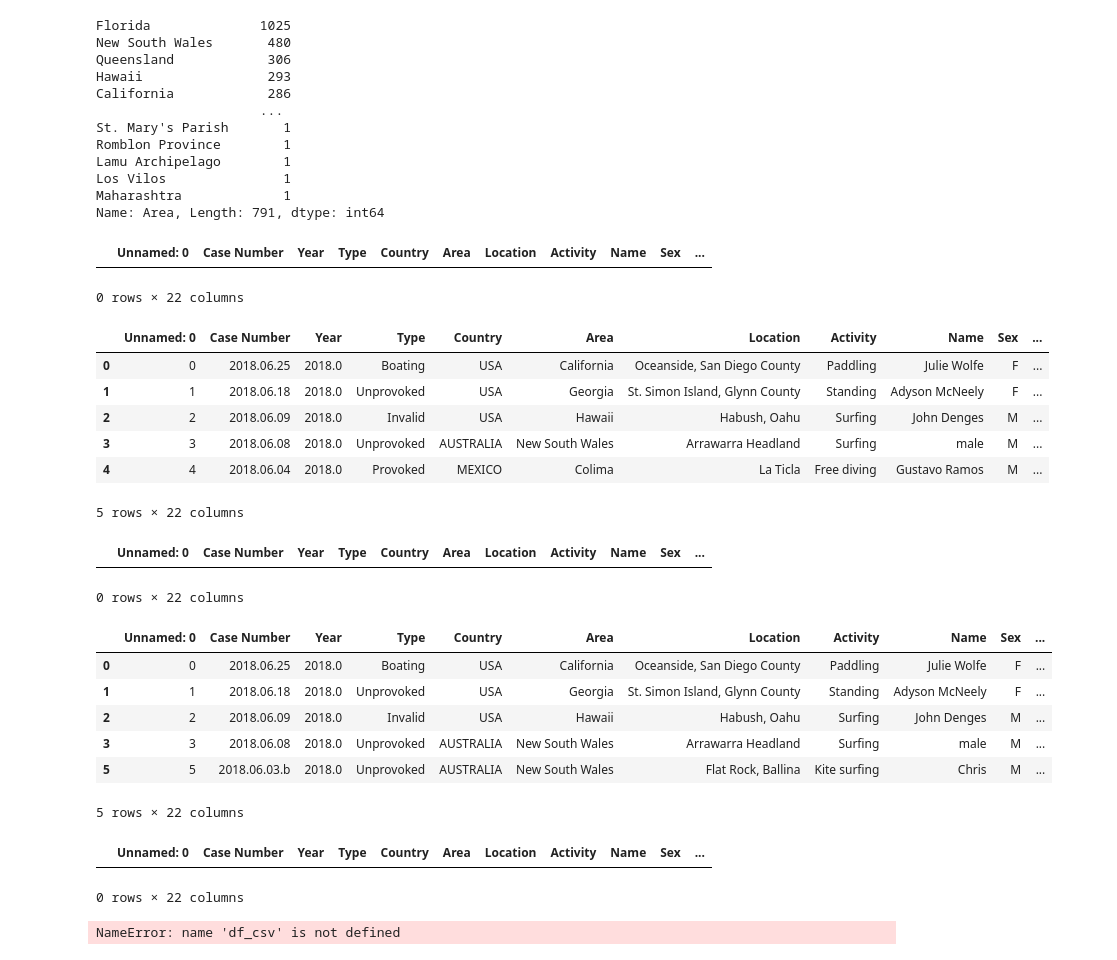
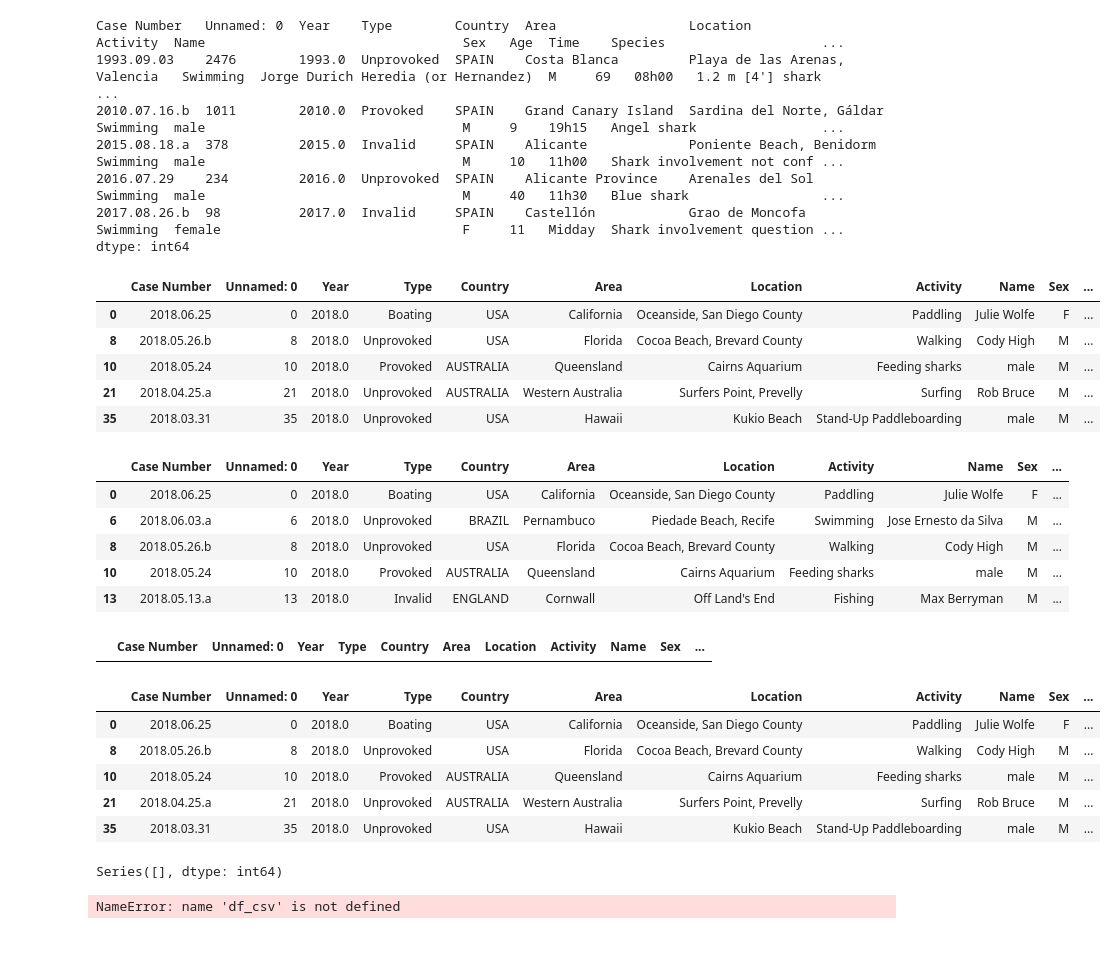
Before and after one commit to Adalab/DA-promoC-modulo-02-Marina-Lourdes-Ana, a Jupyter notebook: Pandas/04-pandas_4.ipynb, the cells around one changed output. Cells and saved outputs as stored; diff of their text form; code cells hidden in the pictures.

```diff
--- a/Pandas/04-pandas_4.ipynb
+++ b/Pandas/04-pandas_4.ipynb
@@ -13,6 +13,6 @@ import numpy as np
 #  filtrar datos en el DataFrame y como reemplazar valores en el DataFrame.
 # %%
 # Cargad el csv que guardasteis ayer.
-df_tiburones = pd.read_csv("03-attacks.csv")
+df_tiburones = pd.read_csv("03-attacks_new1.csv")
 df_tiburones.head(3)
 # %% [output]
@@ -118,30 +143,29 @@ Series([], dtype: int64)
 '''df_spain_ataques = (df_tiburones["Area"]).value_counts()
 df_spain_ataques, No sabemos cuál sería la solución'''
 
-df_spain = df_tiburones[(df_tiburones["Country"] == "SPAIN") & (df_tiburones["Area"])]
+df_spain = df_tiburones[(df_tiburones["Country"] == "SPAIN") & (df_tiburones["Area"])].value_counts()
 df_spain.head()
 # %% [output]
-Florida              1025
-New South Wales       480
-Queensland            306
-Hawaii                293
-California            286
-                     ...
-St. Mary's Parish       1
-Romblon Province        1
-Lamu Archipelago        1
-Los Vilos               1
-Maharashtra             1
-Name: Area, Length: 791, dtype: int64
+Case Number   Unnamed: 0  Year    Type        Country  Area                 Location                        Activity  Name                                 Sex   Age  Time    Species                    ...
+1993.09.03    2476        1993.0  Unprovoked  SPAIN    Costa Blanca         Playa de las Arenas, Valencia   Swimming  Jorge Durich Heredia (or Hernandez)  M     69   08h00   1.2 m [4'] shark           ...
+2010.07.16.b  1011        2010.0  Provoked    SPAIN    Grand Canary Island  Sardina del Norte, Gáldar       Swimming  male                                 M     9    19h15   Angel shark                ...
+2015.08.18.a  378         2015.0  Invalid     SPAIN    Alicante             Poniente Beach, Benidorm        Swimming  male                                 M     10   11h00   Shark involvement not conf ...
+2016.07.29    234         2016.0  Unprovoked  SPAIN    Alicante Province    Arenales del Sol                Swimming  male                                 M     40   11h30   Blue shark                 ...
+2017.08.26.b  98          2017.0  Invalid     SPAIN    Castellón            Grao de Moncofa                 Swimming  female                               F     11   Midday  Shark involvement question ...
+dtype: int64
 # %%
 # Extraed un DataFrame nuevo con los ataques que se han producido
 # en Australia y Estados Unidos.
 
-df_aus_usa = df_tiburones[(df_tiburones["Country"] == "USA") & (df_tiburones["Country"] == "AUSTRALIA")]
+df_aus_usa = df_tiburones[(df_tiburones["Country"] == "USA") | (df_tiburones["Country"] == "AUSTRALIA")]
 df_aus_usa.head()
 # %% [output]
-|  | Unnamed: 0 | Case Number | Year | Type | Country | Area | Location | Activity | Name | Sex | ... |
+|  | Case Number | Unnamed: 0 | Year | Type | Country | Area | Location | Activity | Name | Sex | ... |
+| 0 | 2018.06.25 | 0 | 2018.0 | Boating | USA | California | Oceanside, San Diego County | Paddling | Julie Wolfe | F | ... |
+| 8 | 2018.05.26.b | 8 | 2018.0 | Unprovoked | USA | Florida | Cocoa Beach, Brevard County | Walking | Cody High | M | ... |
+| 10 | 2018.05.24 | 10 | 2018.0 | Provoked | AUSTRALIA | Queensland | Cairns Aquarium | Feeding sharks | male | M | ... |
+| 21 | 2018.04.25.a | 21 | 2018.0 | Unprovoked | AUSTRALIA | Western Australia | Surfers Point, Prevelly | Surfing | Rob Bruce | M | ... |
+| 35 | 2018.03.31 | 35 | 2018.0 | Unprovoked | USA | Hawaii | Kukio Beach | Stand-Up Paddleboarding | male | M | ... |
-0 rows × 22 columns
 # %%
 
 # 📌 Nota Este ejercicio se puede resolver usando
@@ -151,32 +175,29 @@ df_aus_usa.head()
 df_aus_usa_isin = df_tiburones[(df_tiburones["Country"] == "USA").isin(df_tiburones["Country"] == "AUSTRALIA")]
 df_aus_usa_isin.head()
 # %% [output]
-|  | Unnamed: 0 | Case Number | Year | Type | Country | Area | Location | Activity | Name | Sex | ... |
-| 0 | 0 | 2018.06.25 | 2018.0 | Boating | USA | California | Oceanside, San Diego County | Paddling | Julie Wolfe | F | ... |
-| 1 | 1 | 2018.06.18 | 2018.0 | Unprovoked | USA | Georgia | St. Simon Island, Glynn County | Standing | Adyson McNeely | F | ... |
-| 2 | 2 | 2018.06.09 | 2018.0 | Invalid | USA | Hawaii | Habush, Oahu | Surfing | John Denges | M | ... |
-| 3 | 3 | 2018.06.08 | 2018.0 | Unprovoked | AUSTRALIA | New South Wales | Arrawarra Headland | Surfing | male | M | ... |
-| 4 | 4 | 2018.06.04 | 2018.0 | Provoked | MEXICO | Colima | La Ticla | Free diving | Gustavo Ramos | M | ... |
+|  | Case Number | Unnamed: 0 | Year | Type | Country | Area | Location | Activity | Name | Sex | ... |
+| 0 | 2018.06.25 | 0 | 2018.0 | Boating | USA | California | Oceanside, San Diego County | Paddling | Julie Wolfe | F | ... |
+| 6 | 2018.06.03.a | 6 | 2018.0 | Unprovoked | BRAZIL | Pernambuco | Piedade Beach, Recife | Swimming | Jose Ernesto da Silva | M | ... |
+| 8 | 2018.05.26.b | 8 | 2018.0 | Unprovoked | USA | Florida | Cocoa Beach, Brevard County | Walking | Cody High | M | ... |
+| 10 | 2018.05.24 | 10 | 2018.0 | Provoked | AUSTRALIA | Queensland | Cairns Aquarium | Feeding sharks | male | M | ... |
+| 13 | 2018.05.13.a | 13 | 2018.0 | Invalid | ENGLAND | Cornwall | Off Land's End | Fishing | Max Berryman | M | ... |
-5 rows × 22 columns
 # %%
 # 4.1 ¿Cuántos ataques se han producido en cada país?
 
 df_aus_usa = df_tiburones[df_tiburones["Country"] == "USA, AUSTRALIA"]
 df_aus_usa.head()
 # %% [output]
-|  | Unnamed: 0 | Case Number | Year | Type | Country | Area | Location | Activity | Name | Sex | ... |
+|  | Case Number | Unnamed: 0 | Year | Type | Country | Area | Location | Activity | Name | Sex | ... |
-0 rows × 22 columns
 # %%
 df_aus_usa = df_tiburones[(df_tiburones["Country"] == "USA") | (df_tiburones["Country"] == "AUSTRALIA")]
 df_aus_usa.head()
 # %% [output]
-|  | Unnamed: 0 | Case Number | Year | Type | Country | Area | Location | Activity | Name | Sex | ... |
-| 0 | 0 | 2018.06.25 | 2018.0 | Boating | USA | California | Oceanside, San Diego County | Paddling | Julie Wolfe | F | ... |
-| 1 | 1 | 2018.06.18 | 2018.0 | Unprovoked | USA | Georgia | St. Simon Island, Glynn County | Standing | Adyson McNeely | F | ... |
-| 2 | 2 | 2018.06.09 | 2018.0 | Invalid | USA | Hawaii | Habush, Oahu | Surfing | John Denges | M | ... |
-| 3 | 3 | 2018.06.08 | 2018.0 | Unprovoked | AUSTRALIA | New South Wales | Arrawarra Headland | Surfing | male | M | ... |
-| 5 | 5 | 2018.06.03.b | 2018.0 | Unprovoked | AUSTRALIA | New South Wales | Flat Rock, Ballina | Kite surfing | Chris | M | ... |
+|  | Case Number | Unnamed: 0 | Year | Type | Country | Area | Location | Activity | Name | Sex | ... |
+| 0 | 2018.06.25 | 0 | 2018.0 | Boating | USA | California | Oceanside, San Diego County | Paddling | Julie Wolfe | F | ... |
+| 8 | 2018.05.26.b | 8 | 2018.0 | Unprovoked | USA | Florida | Cocoa Beach, Brevard County | Walking | Cody High | M | ... |
+| 10 | 2018.05.24 | 10 | 2018.0 | Provoked | AUSTRALIA | Queensland | Cairns Aquarium | Feeding sharks | male | M | ... |
+| 21 | 2018.04.25.a | 21 | 2018.0 | Unprovoked | AUSTRALIA | Western Australia | Surfers Point, Prevelly | Surfing | Rob Bruce | M | ... |
+| 35 | 2018.03.31 | 35 | 2018.0 | Unprovoked | USA | Hawaii | Kukio Beach | Stand-Up Paddleboarding | male | M | ... |
-5 rows × 22 columns
 # %%
 # 4.2 ¿Ha habido ataques en Australia a gente que estuviera
 # remando (lo encontrareis como Paddling en el DataFrame en la columna activity)?
@@ -184,8 +205,7 @@ df_aus_usa.head()
 df_aus_paddling = df_tiburones[((df_tiburones["Country"] == "Australia") & (["Activity"] == "Paddling"))]
 df_aus_paddling.head()
 # %% [output]
-|  | Unnamed: 0 | Case Number | Year | Type | Country | Area | Location | Activity | Name | Sex | ... |
-0 rows × 22 columns
+Series([], dtype: int64)
 # %%
 # 4.3 ¿Cuántos ataques se han producido en Australia antes del 2000?
 # %%
```
Also changed, not shown: parts of 14 cells of this notebook, 1 other file.
